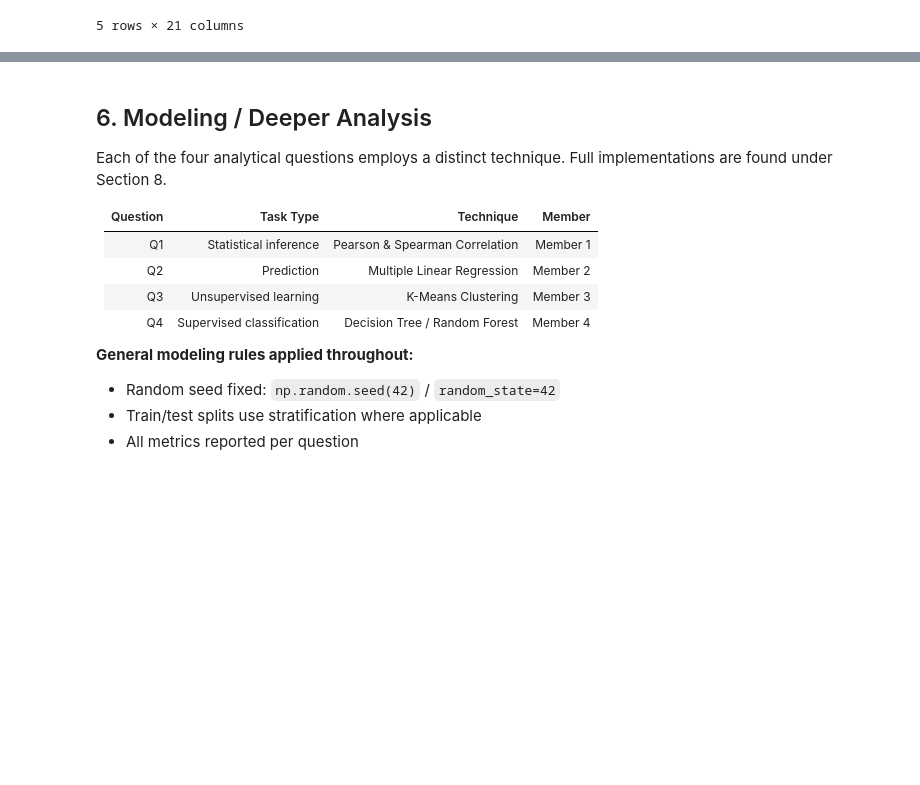
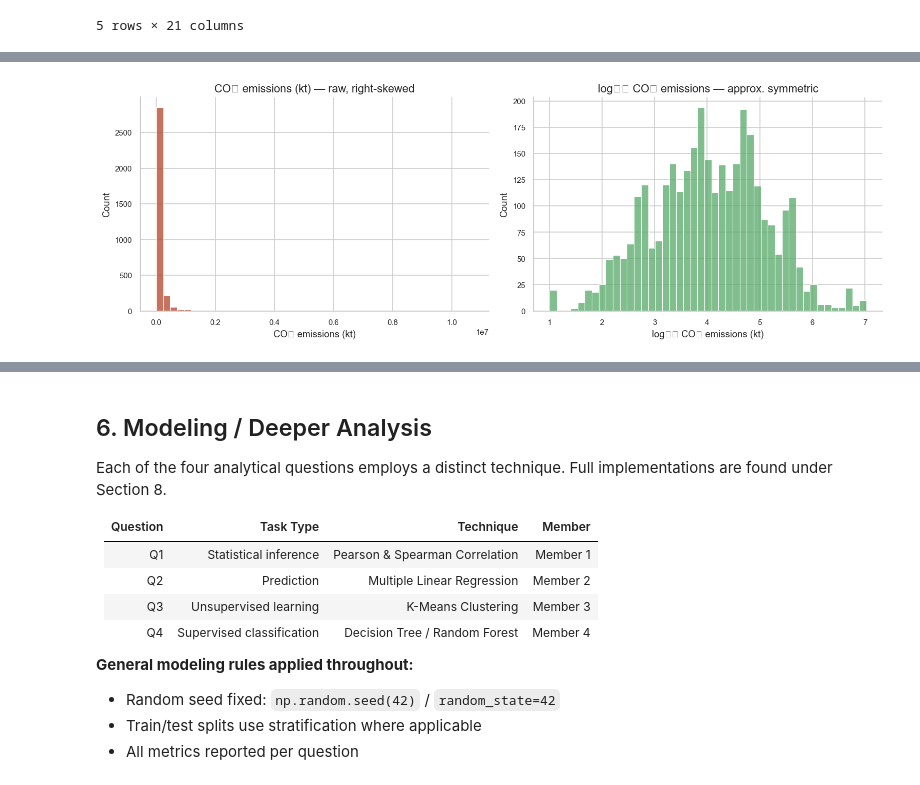
Before and after one commit to huichiy/Data_Science_Fund, a Jupyter notebook: TT3L_GXX_Notebook.ipynb, the cells around one changed output, grey strips where cells are left out. Drawn from its saved outputs; the diff is of its cells as text; code cells hidden in the pictures; blank space fills up the shorter version.

```diff
--- a/TT3L_GXX_Notebook.ipynb
+++ b/TT3L_GXX_Notebook.ipynb
@@ -425,0 +495,17 @@ Year range: 2000 – 2020
+# %%
+co2 = df_eda['co2_emissions_kt'].dropna()
+co2 = co2[co2 > 0]
+
+fig, ax = plt.subplots(1, 2, figsize=(13, 4.5))
+sns.histplot(co2, bins=45, ax=ax[0], color='#B5432A')
+ax[0].set_title('CO₂ emissions (kt) — raw, right-skewed')
+ax[0].set_xlabel('CO₂ emissions (kt)')
+
+sns.histplot(np.log10(co2), bins=45, ax=ax[1], color='#55A868')
+ax[1].set_title('log₁₀ CO₂ emissions — approx. symmetric')
+ax[1].set_xlabel('log₁₀ CO₂ emissions (kt)')
+plt.tight_layout()
+plt.savefig('./figures/eda_co2_skew.png', dpi=150, bbox_inches='tight')
+plt.show()
+# %% [output]
+[figure, added]
```
Also changed, not shown: parts of 22 cells of this notebook, 10 other files.
